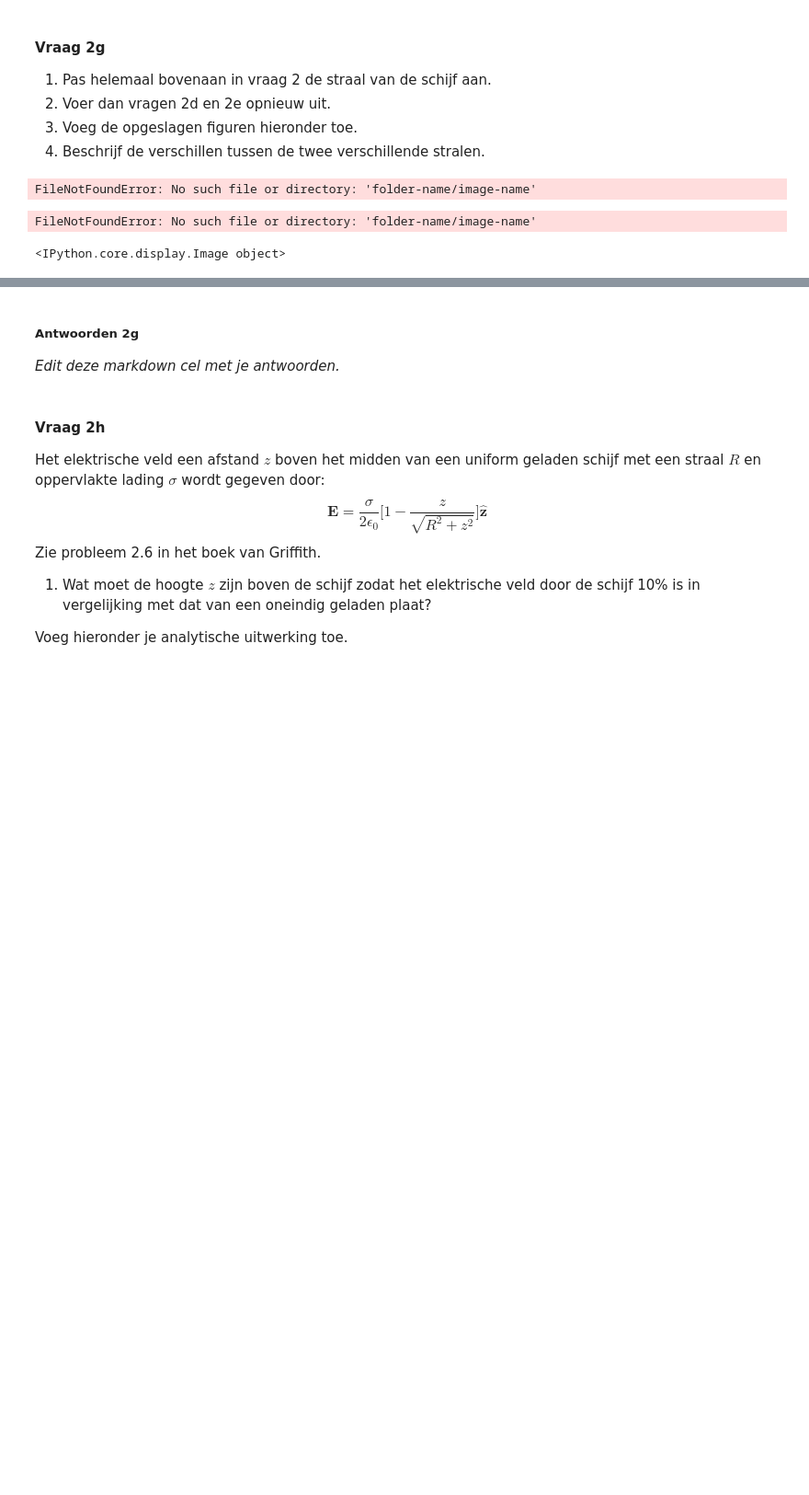
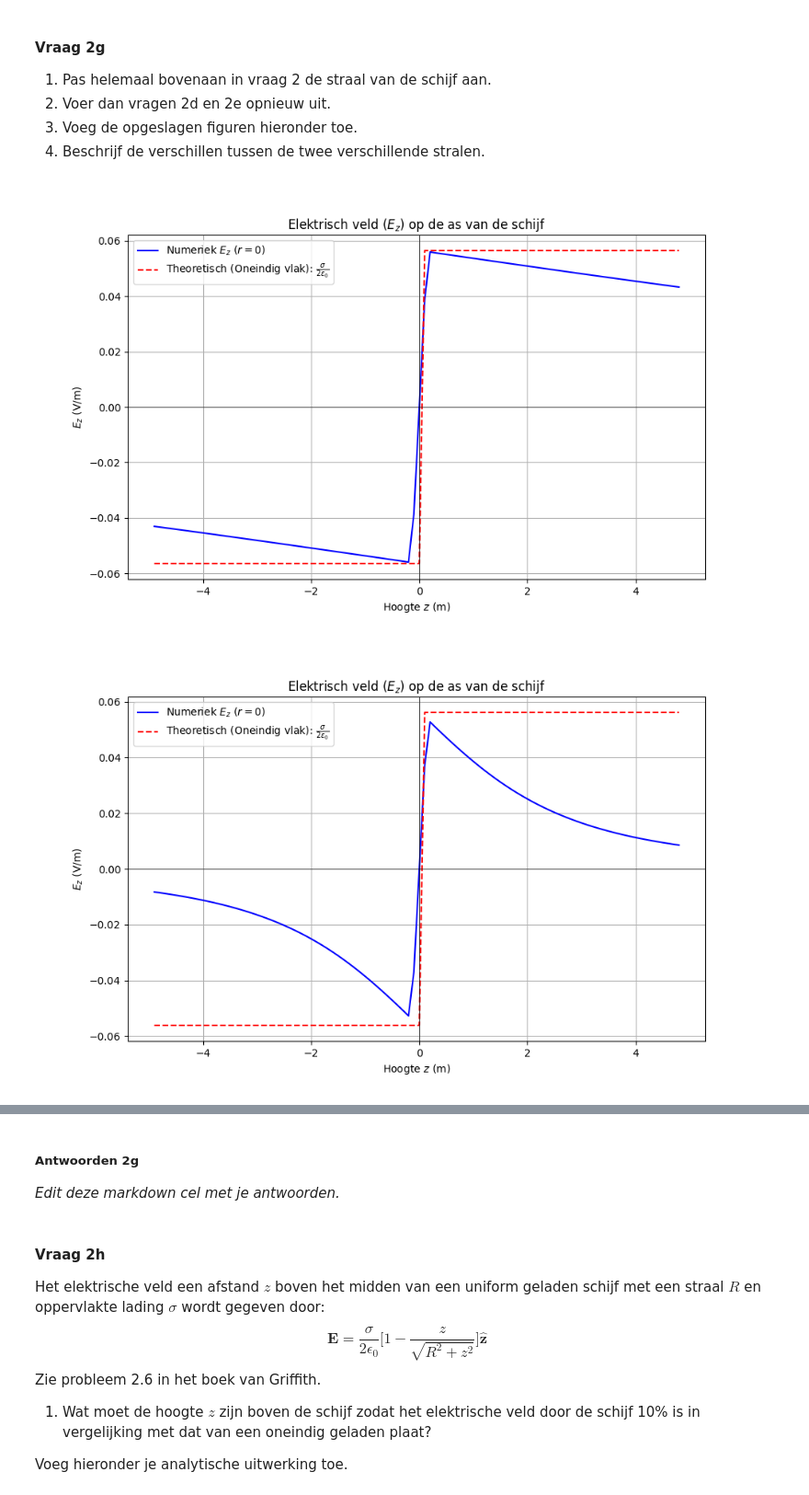
Before and after one commit to Thaverkornvanr/opdrachten-DEF-D, a Jupyter notebook: DigitaleOntwerpopdrachten/1CondensatorOpdracht/CondensatorOntwerpopdracht.ipynb, the cells around one changed output, grey strips where cells are left out. Shown at 92% size. Saved outputs shown, nothing was run; the diff lists cells and outputs as text; code cells hidden in the pictures; blank space fills up the shorter version.

```diff
--- a/DigitaleOntwerpopdrachten/1CondensatorOpdracht/CondensatorOntwerpopdracht.ipynb
+++ b/DigitaleOntwerpopdrachten/1CondensatorOpdracht/CondensatorOntwerpopdracht.ipynb
@@ -319,9 +320,11 @@ plt.show()
 # %%
 ###
 ###Jouw code hier###
 ###
-display(Image("folder-name/image-name"))
+display(Image("e_veld_z_as_schijf(r=20).png"))
+display(Image("e_veld_z_as_schijf.png"))
+display(Image("potentiaal_z_as_schijf(r=20).png"))
+display(Image("potentiaal_z_as_schijf.png"))
 # %% [output]
-FileNotFoundError: No such file or directory: 'folder-name/image-name'
-FileNotFoundError: No such file or directory: 'folder-name/image-name'
-<IPython.core.display.Image object>
+[figure, added]
+[figure, added]
```
Also changed, not shown: parts of 8 cells of this notebook, 4 other files.
